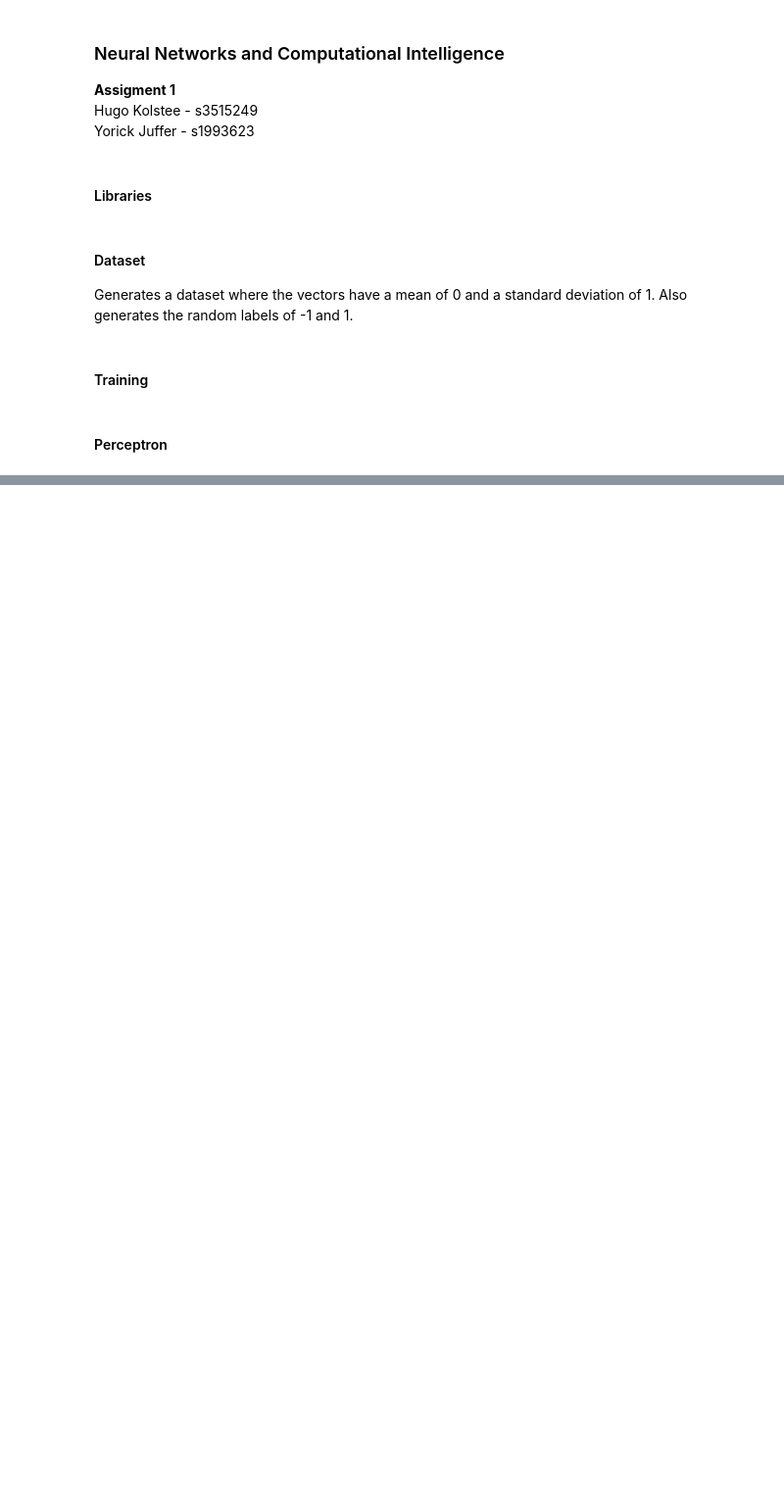
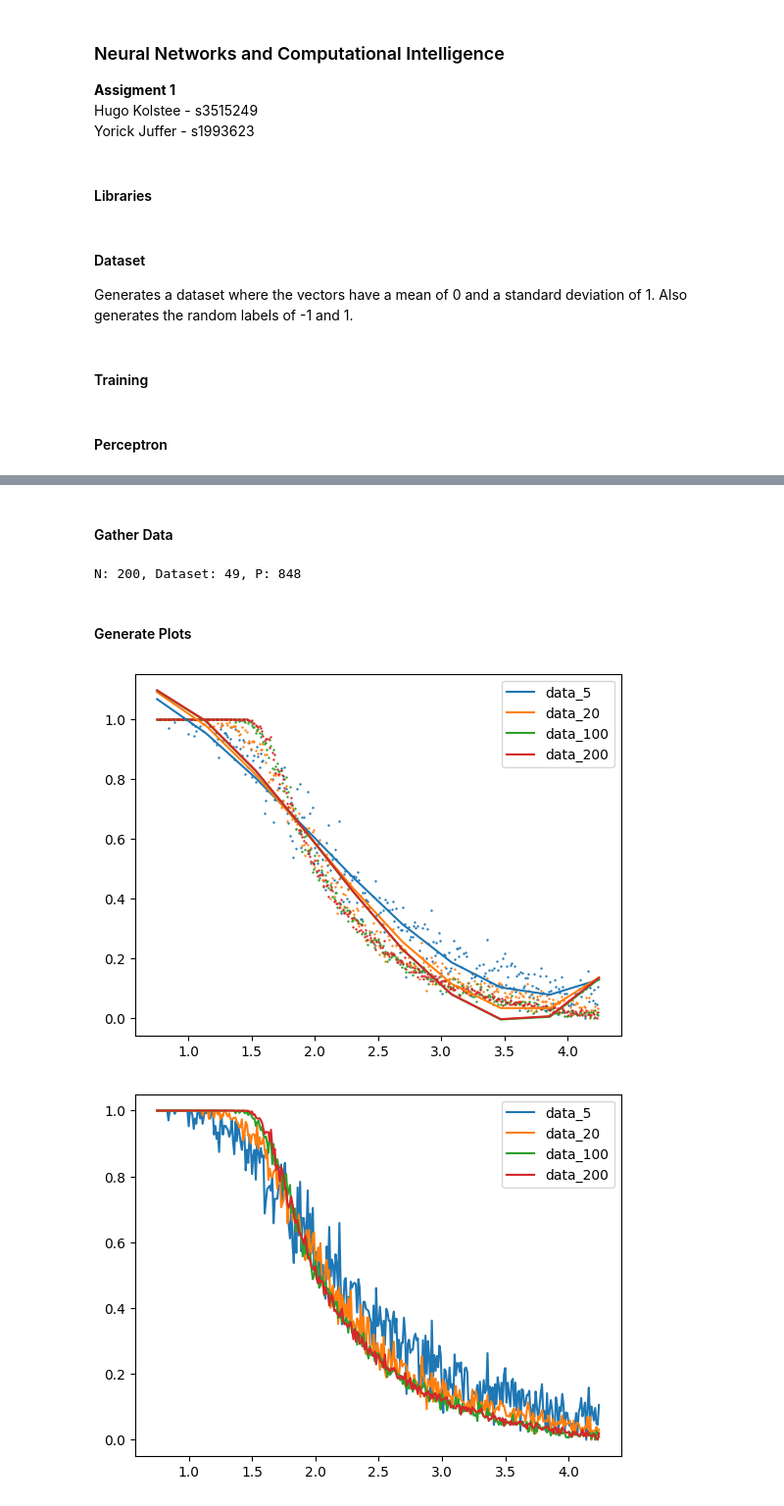
Before and after one commit to oyjuffer/NNCI-1, a Jupyter notebook: main.ipynb, the cells around one changed output, grey strips where cells are left out. Shown at 98% size. Saved outputs shown, nothing was run; the diff lists cells and outputs as text; code cells hidden in the pictures; blank space fills up the shorter version.

Commit message:
added graphs

```diff
--- a/main.ipynb
+++ b/main.ipynb
@@ -36,9 +36,9 @@ class Dataset:
 # %% [markdown]
 #### Training
 # %%
-def train(data, iterations):
+def train(data):
     weights = np.zeros(data.n, dtype = float)
-
+    iterations = 100
     for i in range(iterations):
         misclassifications = 0
 
@@ -48,6 +48,8 @@ def train(data, iterations):
                 weights += (1/data.n) * data.data[j] * data.labels[j]
                 misclassifications += 1
 
+        if(misclassifications == 0):
+            break
 
     return (data.p - misclassifications)/data.p * 100
 # %% [markdown]
@@ -113,0 +86,63 @@ Dataset: 49
+# %% [markdown]
+#### Gather Data
+# %%
+data_5 = perceptron(5)
+data_20 = perceptron(20)
+data_100 = perceptron(100)
+data_200 = perceptron(200)
+# %% [output]
+N: 200, Dataset: 49, P: 848
+# %% [markdown]
+#### Generate Plots
+# %%
+x = data_5["alpha"]
+y = data_5[0]
+mymodel = np.poly1d(np.polyfit(x, y, 3))
+myline = np.linspace(0.75, 4.25, 10)
+plt.scatter(x, y, s=0.5)
+plt.plot(myline, mymodel(myline), label = "data_5")
+
+
+x = data_20["alpha"]
+y = data_20[0]
+mymodel = np.poly1d(np.polyfit(x, y, 3))
+myline = np.linspace(0.75, 4.25, 10)
+plt.scatter(x, y, s=0.5)
+plt.plot(myline, mymodel(myline), label = "data_20")
+
+
+x = data_100["alpha"]
+y = data_100[0]
+mymodel = np.poly1d(np.polyfit(x, y, 3))
+myline = np.linspace(0.75, 4.25, 10)
+plt.scatter(x, y, s=0.5)
+plt.plot(myline, mymodel(myline), label = "data_100")
+
+x = data_200["alpha"]
+y = data_200[0]
+mymodel = np.poly1d(np.polyfit(x, y, 3))
+myline = np.linspace(0.75, 4.25, 10)
+plt.scatter(x, y, s=0.5)
+plt.plot(myline, mymodel(myline), label = "data_200")
+plt.legend(loc="upper right")
+plt.show()
+
+# Simple Plots
+plt.plot(data_5["alpha"], data_5[0], label = "data_5")
+plt.plot(data_20["alpha"], data_20[0], label = "data_20")
+plt.plot(data_100["alpha"], data_100[0], label = "data_100")
+plt.plot(data_200["alpha"], data_200[0], label = "data_200")
+plt.legend(loc="upper right")
+plt.show()
+
+# Step Plots
+fig, ax = plt.subplots()
+ax.step(data_5["alpha"], data_5[0], label = "data_5")
+ax.step(data_20["alpha"], data_20[0], label = "data_20")
+ax.step(data_100["alpha"], data_100[0], label = "data_100")
+ax.step(data_200["alpha"], data_200[0], label = "data_200")
+plt.legend(loc="upper right")
+plt.show()
+# %% [output]
+[figure, added]
+[figure, added]
```
Also changed, not shown: parts of 4 cells of this notebook.
